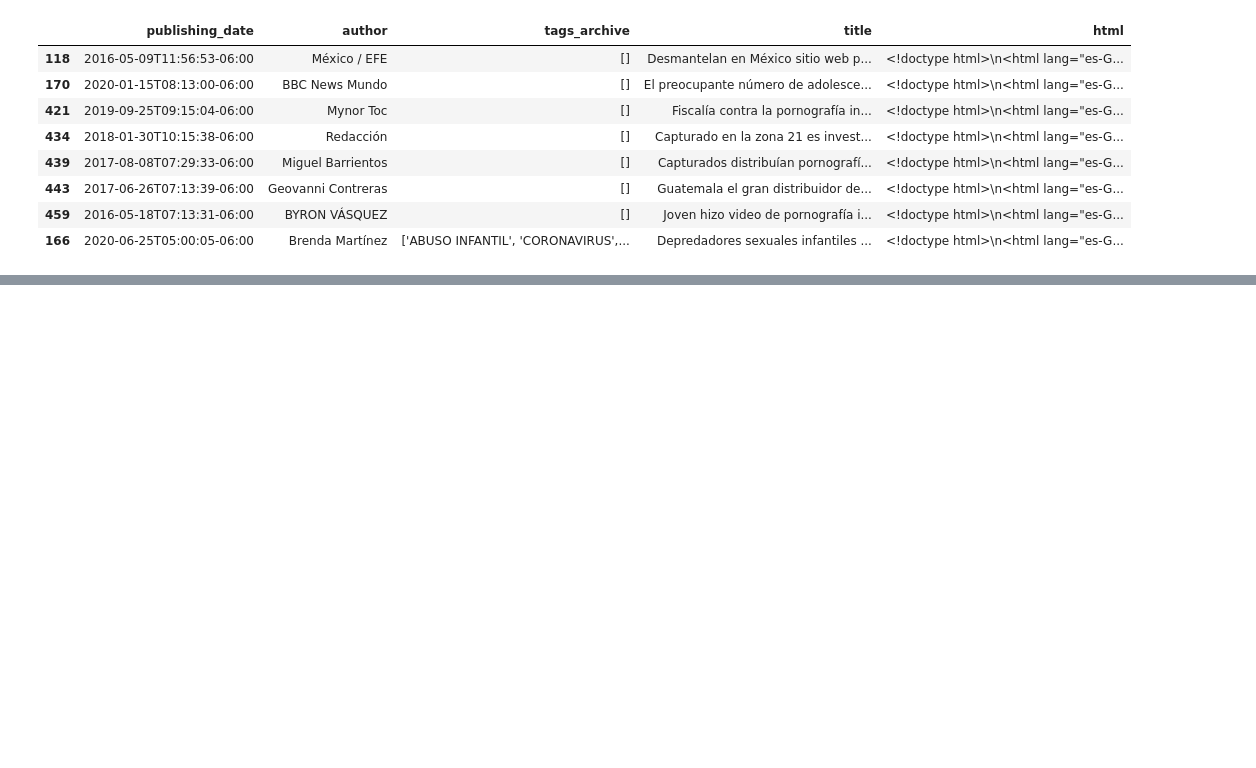
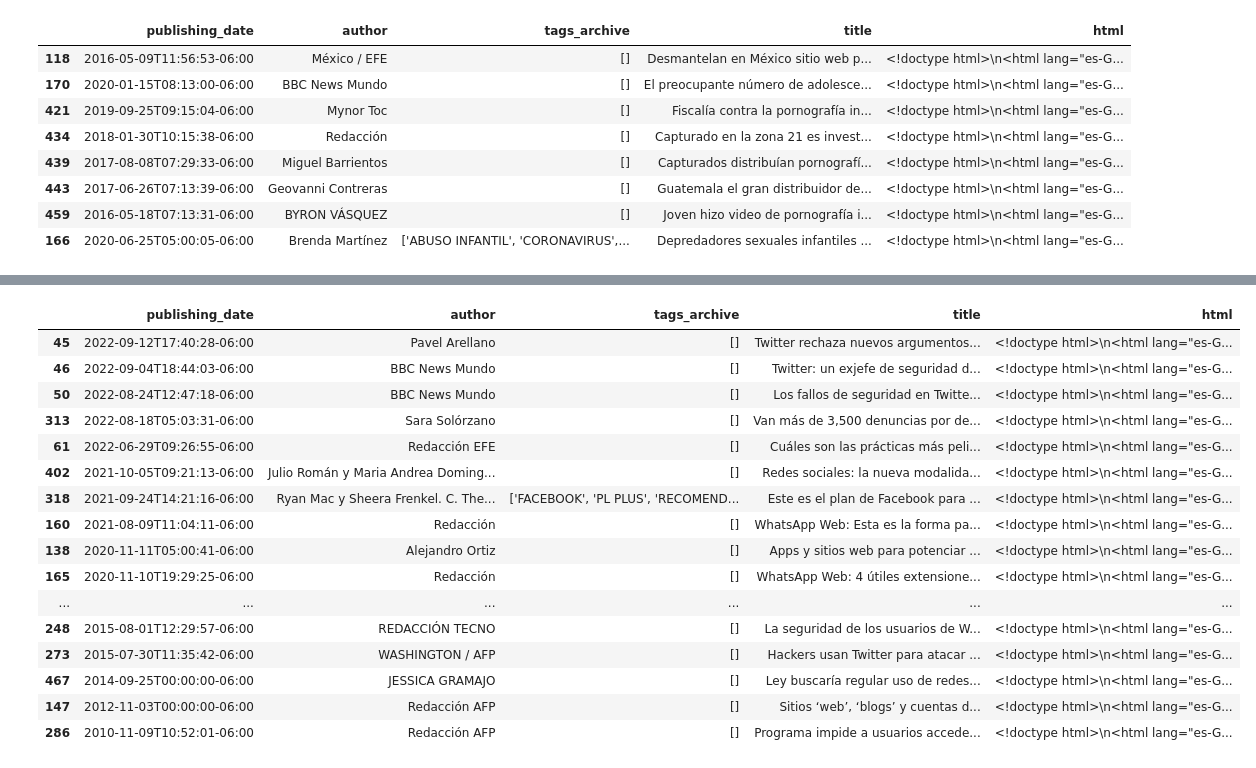
Before and after one commit to JeanPierreMR/PrensaLibre_scraping, a Jupyter notebook: dataCleaning.ipynb, the cells around one changed output, grey strips where cells are left out. Drawn from its saved outputs; the diff is of its cells as text; code cells hidden in the pictures; blank space fills up the shorter version.

```diff
--- a/dataCleaning.ipynb
+++ b/dataCleaning.ipynb
@@ -260,0 +258,8 @@ De las noticias de menores, %44.44444444444444 son sobre abuso o explotacion sex
+# %%
+#＼／＼／＼／＼／＼＼／＼／＼- SEX CRIMES ADULTS ＼／＼／＼／＼／＼＼／＼／＼／＼／＼＼／＼／＼／＼／＼
+keywords = ['pornogr', 'sex']
+sex_df = pd.DataFrame(columns=df.columns)
+for kw in keywords:
+    sex_df = pd.concat([sex_df, df[df['title'].str.contains(kw, case=False)]],axis=0)
+sex_df = sex_df.drop_duplicates()
+sex_df[~sex_df.loc[:,'title'].isin(minors_df_abuse['title'])]
@@ -260,0 +271,9 @@ De las noticias de menores, %44.44444444444444 son sobre abuso o explotacion sex
+# %%
+#＼／＼／＼／＼／＼＼／＼／＼- Rusia-Ucrania ＼／＼／＼／＼／＼＼／＼／＼／＼／＼＼／＼／＼／＼／＼
+keywords = ['rusia', 'ucrania']
+war_df = pd.DataFrame(columns=df.columns)
+for kw in keywords:
+    war_df = pd.concat([war_df, df[df['title'].str.contains(kw, case=False)]],axis=0)
+war_df = war_df.drop_duplicates()
+print("noticias relacionadas a la guerra: "+str(len(war_df)))
+war_df.sort_values(by="publishing_date",ascending=False)
@@ -260,0 +289,8 @@ De las noticias de menores, %44.44444444444444 son sobre abuso o explotacion sex
+# %%
+#＼／＼／＼／＼／＼＼／＼／＼- Navegadores ＼／＼／＼／＼／＼＼／＼／＼／＼／＼＼／＼／＼／＼／＼
+keywords = ['navegador', 'chrome', 'safari', 'firefox', 'explorer']
+nav_df = pd.DataFrame(columns=df.columns)
+for kw in keywords:
+    nav_df = pd.concat([nav_df, df[df['title'].str.contains(kw, case=False)]],axis=0)
+nav_df = nav_df.drop_duplicates()
+nav_df.sort_values(by="publishing_date",ascending=False)
@@ -260,0 +302,8 @@ De las noticias de menores, %44.44444444444444 son sobre abuso o explotacion sex
+# %%
+#＼／＼／＼／＼／＼＼／＼／＼- Estafas ＼／＼／＼／＼／＼＼／＼／＼／＼／＼＼／＼／＼／＼／＼
+keywords = ['Estafas', 'dinero']
+estafas_df = pd.DataFrame(columns=df.columns)
+for kw in keywords:
+    estafas_df = pd.concat([estafas_df, df[df['title'].str.contains(kw, case=False)]],axis=0)
+estafas_df = estafas_df.drop_duplicates()
+estafas_df.sort_values(by="publishing_date",ascending=False)
@@ -260,0 +317,26 @@ De las noticias de menores, %44.44444444444444 son sobre abuso o explotacion sex
+# %%
+#＼／＼／＼／＼／＼＼／＼／＼- redes sociales ＼／＼／＼／＼／＼＼／＼／＼／＼／＼＼／＼／＼／＼／＼
+keywords = ['Facebook', 'WhatsApp', 'social', 'Instagram', 'Snapchat', 'Twitter']
+redes_df = pd.DataFrame(columns=df.columns)
+for kw in keywords:
+    redes_df = pd.concat([redes_df, df[df['title'].str.contains(kw, case=False)]],axis=0)
+redes_df = redes_df.drop_duplicates()
+redes_df.sort_values(by="publishing_date",ascending=False)
+# %% [output]
+|  | publishing_date | author | tags_archive | title | html |
+| 45 | 2022-09-12T17:40:28-06:00 | Pavel Arellano | [] | Twitter rechaza nuevos argumentos... | <!doctype html>\n<html lang="es-G... |
+| 46 | 2022-09-04T18:44:03-06:00 | BBC News Mundo | [] | Twitter: un exjefe de seguridad d... | <!doctype html>\n<html lang="es-G... |
+| 50 | 2022-08-24T12:47:18-06:00 | BBC News Mundo | [] | Los fallos de seguridad en Twitte... | <!doctype html>\n<html lang="es-G... |
+| 313 | 2022-08-18T05:03:31-06:00 | Sara Solórzano | [] | Van más de 3,500 denuncias por de... | <!doctype html>\n<html lang="es-G... |
+| 61 | 2022-06-29T09:26:55-06:00 | Redacción EFE | [] | Cuáles son las prácticas más peli... | <!doctype html>\n<html lang="es-G... |
+| 402 | 2021-10-05T09:21:13-06:00 | Julio Román y Maria Andrea Doming... | [] | Redes sociales: la nueva modalida... | <!doctype html>\n<html lang="es-G... |
+| 318 | 2021-09-24T14:21:16-06:00 | Ryan Mac y Sheera Frenkel. C. The... | ['FACEBOOK', 'PL PLUS', 'RECOMEND... | Este es el plan de Facebook para ... | <!doctype html>\n<html lang="es-G... |
+| 160 | 2021-08-09T11:04:11-06:00 | Redacción | [] | WhatsApp Web: Esta es la forma pa... | <!doctype html>\n<html lang="es-G... |
+| 138 | 2020-11-11T05:00:41-06:00 | Alejandro Ortiz | [] | Apps y sitios web para potenciar ... | <!doctype html>\n<html lang="es-G... |
+| 165 | 2020-11-10T19:29:25-06:00 | Redacción | [] | WhatsApp Web: 4 útiles extensione... | <!doctype html>\n<html lang="es-G... |
+| ... | ... | ... | ... | ... | ... |
+| 248 | 2015-08-01T12:29:57-06:00 | REDACCIÓN TECNO | [] | La seguridad de los usuarios de W... | <!doctype html>\n<html lang="es-G... |
+| 273 | 2015-07-30T11:35:42-06:00 | WASHINGTON / AFP | [] | Hackers usan Twitter para atacar ... | <!doctype html>\n<html lang="es-G... |
+| 467 | 2014-09-25T00:00:00-06:00 | JESSICA GRAMAJO | [] | Ley buscaría regular uso de redes... | <!doctype html>\n<html lang="es-G... |
+| 147 | 2012-11-03T00:00:00-06:00 | Redacción AFP | [] | Sitios ‘web’, ‘blogs’ y cuentas d... | <!doctype html>\n<html lang="es-G... |
+| 286 | 2010-11-09T10:52:01-06:00 | Redacción AFP | [] | Programa impide a usuarios accede... | <!doctype html>\n<html lang="es-G... |
```
Also changed, not shown: parts of 15 cells of this notebook.
